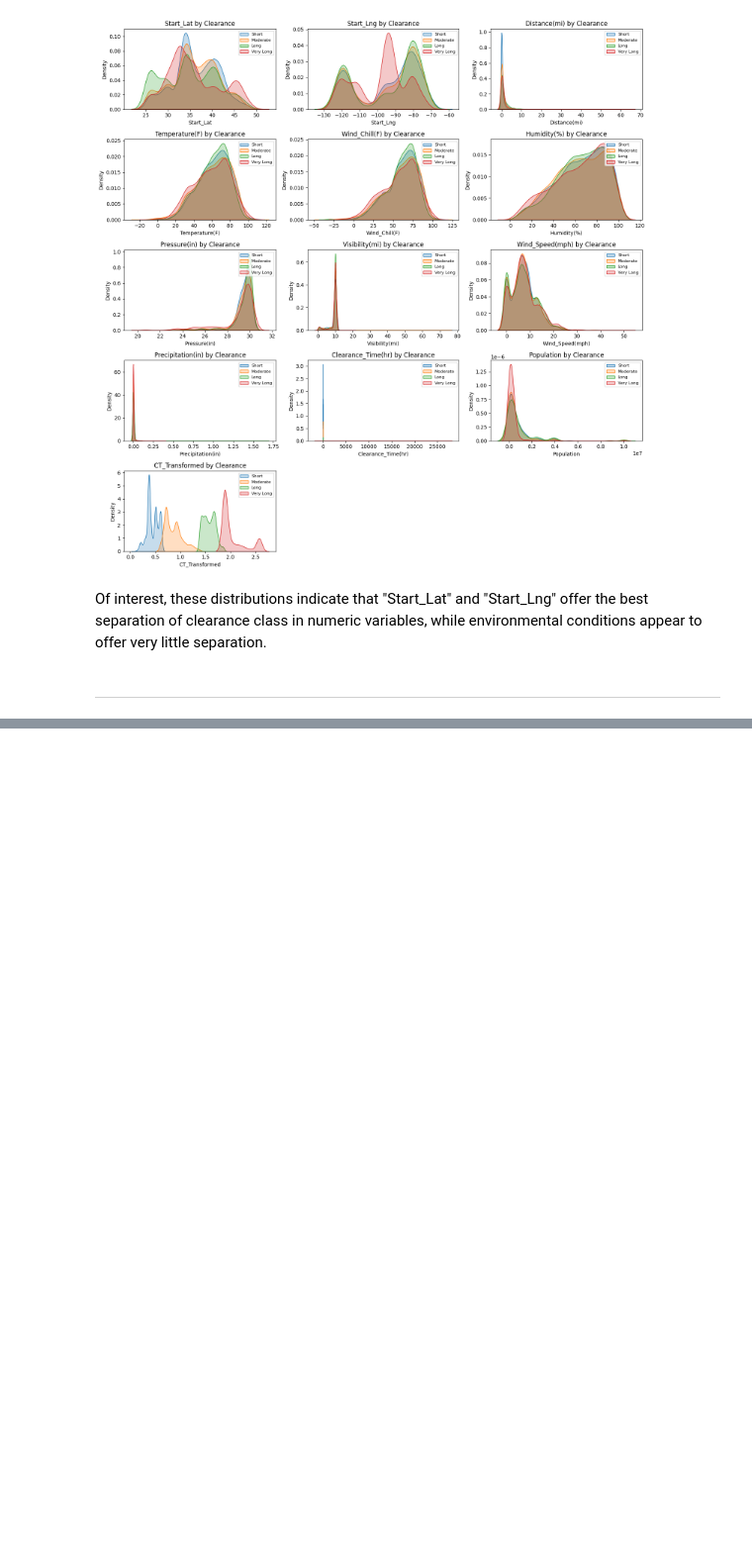
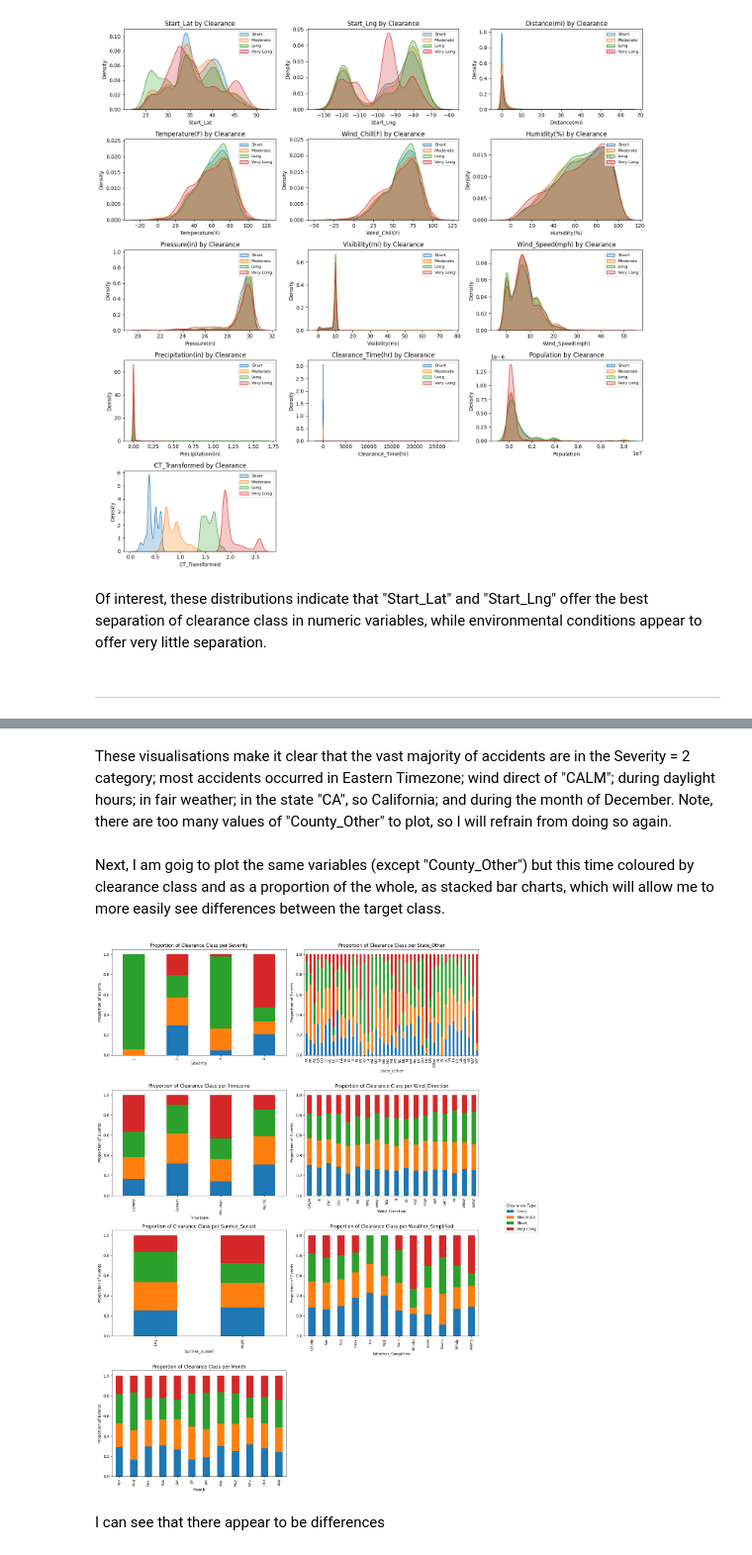
Before and after one commit to Sonya-J00/US_Accidents_ML_Project, a Jupyter notebook: jupyter_notebooks/EDA.ipynb, the cells around one changed output, grey strips where cells are left out. Shown at 99% size. Saved outputs shown, nothing was run; the diff lists cells and outputs as text; code cells hidden in the pictures; blank space fills up the shorter version.

```diff
--- a/jupyter_notebooks/EDA.ipynb
+++ b/jupyter_notebooks/EDA.ipynb
@@ -351,0 +388,50 @@ Of interest, these distributions indicate that "Start_Lat" and "Start_Lng" offer
+# %% [markdown]
+These visualisations make it clear that the vast majority of accidents are in the Severity = 2 category; most accidents occurred in Eastern Timezone; wind direct of "CALM"; during daylight hours; in fair weather; in the state "CA", so California; and during the month of December. Note, there are too many values of "County_Other" to plot, so I will refrain from doing so again.
+# %% [markdown]
+Next, I am goig to plot the same variables (except "County_Other") but this time coloured by clearance class and as a proportion of the whole, as stacked bar charts, which will allow me to more easily see differences between the target class.
+# %%
+cat_col = ["Severity", "State_Other", "Timezone", "Wind_Direction", "Sunrise_Sunset", "Weather_Simplified", "Month"]
+
+# Grid size
+n = len(cat_col)
+ncols = 2
+nrows = math.ceil(n / ncols)
+
+# Create subplots
+fig, axes = plt.subplots(nrows=nrows, ncols=ncols, figsize=(14, 5*nrows))
+axes = axes.flatten()
+
+for idx, col in enumerate(cat_col):
+    # Frequency table
+    event_counts = pd.crosstab(df[col], df["Clearance_Class"])
+
+    # Convert to proportions
+    event_props = event_counts.div(event_counts.sum(axis=1), axis=0)
+
+    # Plot stacked bar chart in the right subplot
+    event_props.plot(
+        kind="bar",
+        stacked=True,
+        ax=axes[idx],
+        legend=False  # suppress legend in subplots, add once later
+    )
+
+    axes[idx].set_title(f"Proportion of Clearance Class per {col}")
+    axes[idx].set_xlabel(col)
+    axes[idx].set_ylabel("Proportion of Events")
+    axes[idx].tick_params(axis="x", rotation=90, labelsize=9)
+
+# Hide unused subplots
+for j in range(idx+1, len(axes)):
+    fig.delaxes(axes[j])
+
+# Add one legend for the whole figure
+handles, labels = axes[0].get_legend_handles_labels()
+fig.legend(handles, labels, title="Clearance Type", bbox_to_anchor=(1.05, 0.5), loc="center left")
+
+plt.tight_layout()
+plt.show()
+# %% [output]
+[figure, added]
+# %% [markdown]
+I can see that there appear to be differences
```
Also changed, not shown: parts of 3 cells of this notebook.
